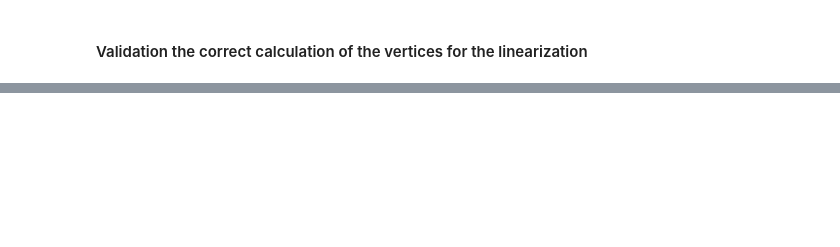
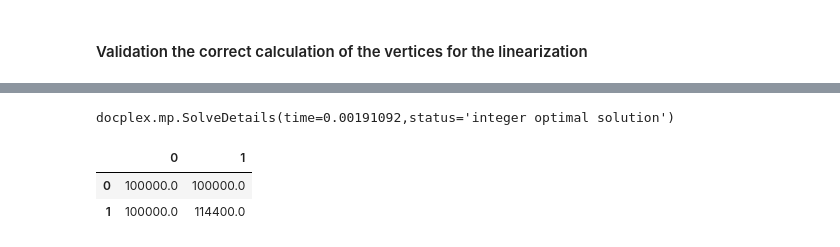
Before and after one commit to FredericWeiss/Seminar-Thesis, a Jupyter notebook: psh.ipynb, the cells around one changed output, grey strips where cells are left out. Saved outputs shown, nothing was run; the diff lists cells and outputs as text; code cells hidden in the pictures; blank space fills up the shorter version.

```diff
--- a/psh.ipynb
+++ b/psh.ipynb
@@ -346,0 +321,24 @@ docplex.mp.SolveDetails(time=0.00731993,status='integer infeasible')
+# %%
+# Creating a model instance
+psh = PSH()
+psh.h_vertices = psh.head_vertices()
+psh.q_vertices = psh.discharge_vertices()
+psh.p_vertices = psh.power_vertices()
+
+psh.define_decision_variables()
+psh.contraints_2()
+psh.solve_model()
+psh.solve_details
+# %% [output]
+docplex.mp.SolveDetails(time=0.00191092,status='integer optimal solution')
+# %%
+v = pd.DataFrame(index=psh.reservoirs, columns=psh.periods)
+for i in psh.reservoirs:
+    for t in psh.periods:
+        v.loc[i,t] = psh.volume[i,t].solution_value
+
+v
+# %% [output]
+|  | 0 | 1 |
+| 0 | 100000.0 | 100000.0 |
+| 1 | 100000.0 | 114400.0 |
```
Also changed, not shown: parts of 7 cells of this notebook.
